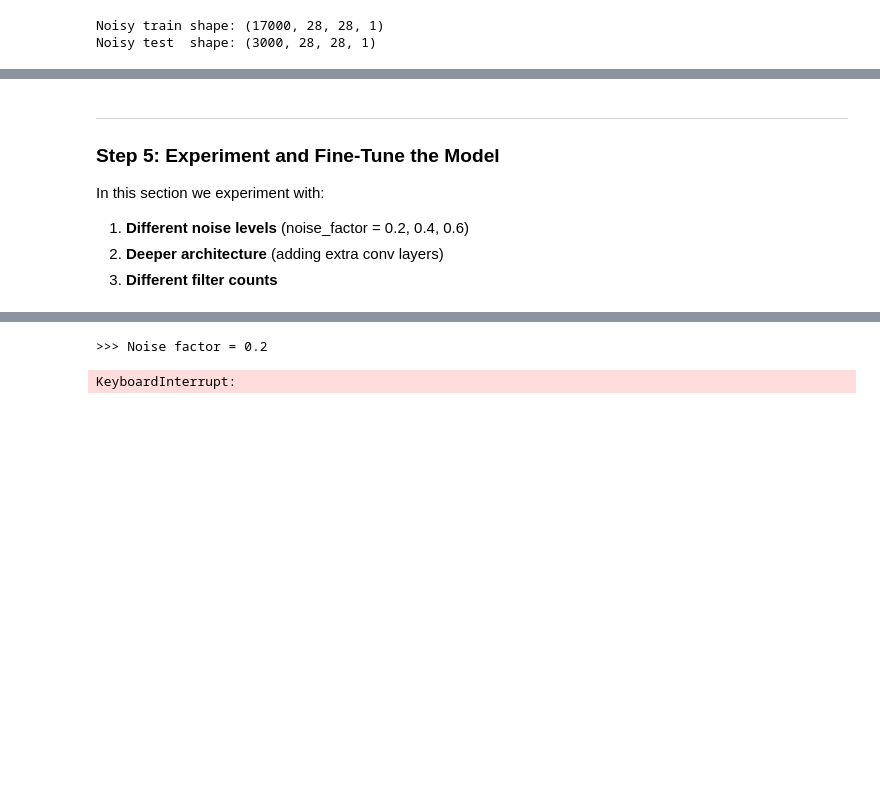
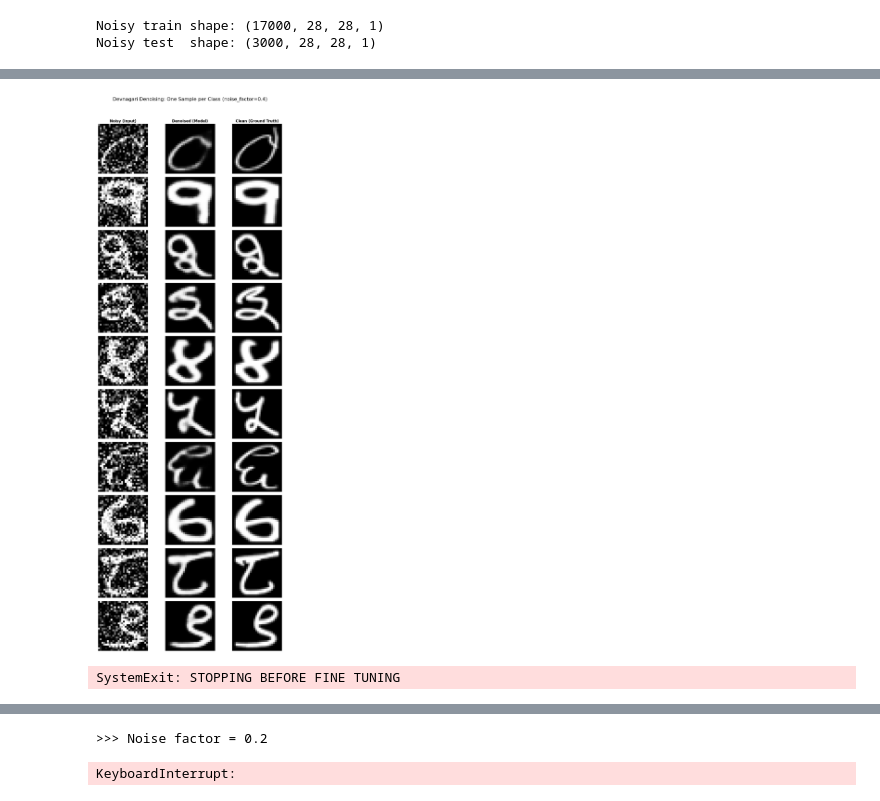
Before and after one commit to nl-codes/6CS012-Artificial-Intelligence-and-Machine-Learning, a Jupyter notebook: week_7/notebooks/tutorial_7_complete.ipynb, the cells around one changed output, grey strips where cells are left out. Drawn from its saved outputs; the diff is of its cells as text; code cells hidden in the pictures; blank space fills up the shorter version.

Commit message:
completion before fine tuning

```diff
--- a/week_7/notebooks/tutorial_7_complete.ipynb
+++ b/week_7/notebooks/tutorial_7_complete.ipynb
@@ -691,8 +657,60 @@ PSNR improvement: +9.18 dB  ✓
-# %% [markdown]
----
-### Step 5: Experiment and Fine-Tune the Model
-
-In this section we experiment with:
-1. **Different noise levels** (noise_factor = 0.2, 0.4, 0.6)
-2. **Deeper architecture** (adding extra conv layers)
-3. **Different filter counts**
+# %%
+# ─────────────────────────────────────────────
+# Visualise: Noisy → Denoised → Clean
+# ─────────────────────────────────────────────
+def plot_denoising_results(noisy, denoised, clean, n=10):
+    """Display n samples across three columns: noisy | denoised | clean."""
+    # Create grid: n rows, 3 columns
+    fig, axes = plt.subplots(n, 3, figsize=(10, 2.5 * n))
+    fig.suptitle(
+        f"Devnagari Denoising: One Sample per Class (noise_factor={noise_factor})",
+        fontsize=16,
+        y=1.02,
+    )
+
+    column_labels = ["Noisy (Input)", "Denoised (Model)", "Clean (Ground Truth)"]
+
+    for row in range(n):
+        images_to_plot = [noisy[row], denoised[row], clean[row]]
+
+        for col in range(3):
+            ax = axes[row, col]
+            ax.imshow(images_to_plot[col].squeeze(), cmap="gray", vmin=0, vmax=1)
+
+            # Add column titles only to the top row
+            if row == 0:
+                ax.set_title(column_labels[col], fontsize=12, fontweight="bold")
+
+            ax.axis("off")
+            # Optional: Add a subtle frame
+
+    plt.tight_layout()
+    plt.show()
+
+
+unique_classes = np.unique(y_test)
+random_indices = []
+np.random.seed(42)
+for cls in unique_classes:
+    # Find all indices where the label matches the current class
+    class_indices = np.where(y_test == cls)[0]
+    # Randomly select one index from that list
+    random_indices.append(np.random.choice(class_indices))
+
+# 3. Slice the data using our random indices
+sample_noisy = x_test_noisy[random_indices]
+sample_denoised = denoised_images_dev[random_indices]
+sample_clean = x_test[random_indices]
+sample_labels = [class_names[i] for i in y_test[random_indices]]
+
+# 3. Call your function with the unique class samples
+# Setting n to the total number of unique classes found
+plot_denoising_results(
+    sample_noisy, sample_denoised, sample_clean, n=len(unique_classes)
+)
+# %% [output]
+[figure, added]
+# %%
+raise SystemExit("STOPPING BEFORE FINE TUNING")
+# %% [output]
+SystemExit: STOPPING BEFORE FINE TUNING
```
Also changed, not shown: parts of 37 cells of this notebook.
